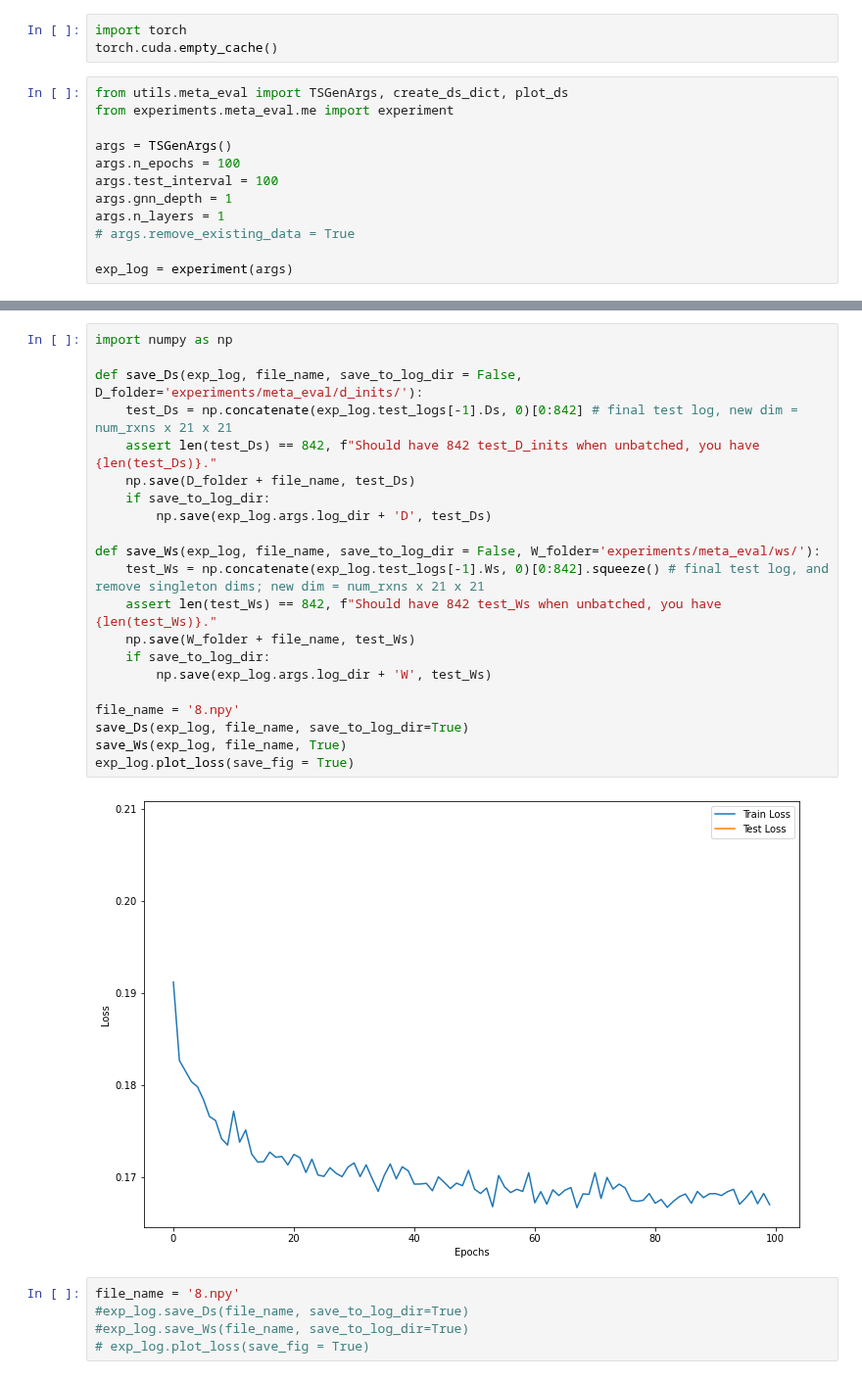
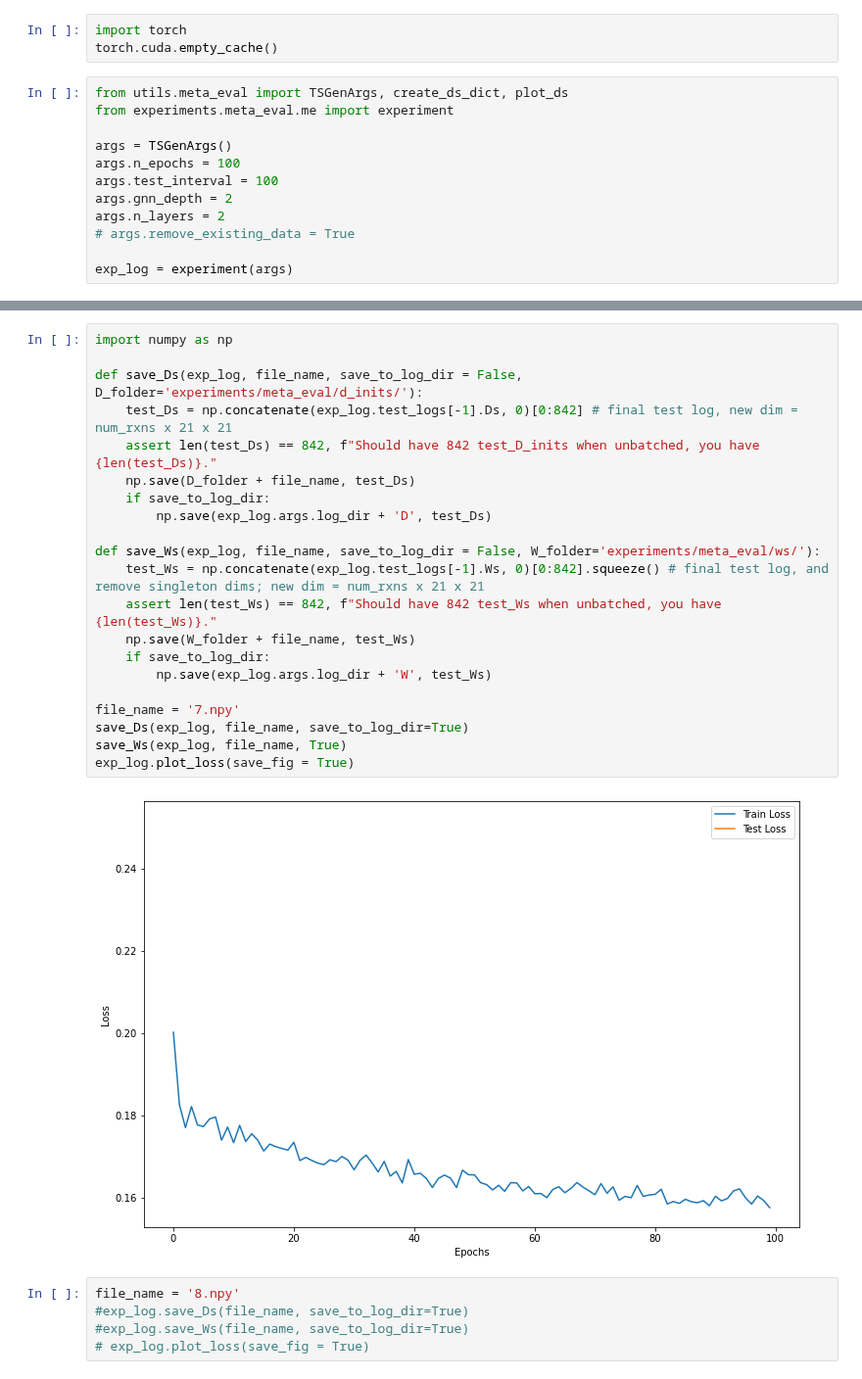
Before and after one commit to avishvj/3d-reactions, a Jupyter notebook: ts_gen_port.ipynb, the cells around one changed output, grey strips where cells are left out. Shown at 98% size. Drawn from its saved outputs; the diff is of its cells as text.

```diff
--- a/ts_gen_port.ipynb
+++ b/ts_gen_port.ipynb
@@ -10,8 +10,8 @@ from experiments.meta_eval.me import experiment
 args = TSGenArgs()
 args.n_epochs = 100
 args.test_interval = 100
-args.gnn_depth = 1
-args.n_layers = 1
+args.gnn_depth = 2
+args.n_layers = 2
 # args.remove_existing_data = True
 
 exp_log = experiment(args)
@@ -36,26 +36,26 @@ Best Test Loss 0.20877384886362282 on Epoch 100
 # %%
 import numpy as np
 
 def save_Ds(exp_log, file_name, save_to_log_dir = False, D_folder='experiments/meta_eval/d_inits/'):
     test_Ds = np.concatenate(exp_log.test_logs[-1].Ds, 0)[0:842] # final test log, new dim = num_rxns x 21 x 21
     assert len(test_Ds) == 842, f"Should have 842 test_D_inits when unbatched, you have {len(test_Ds)}."
     np.save(D_folder + file_name, test_Ds)
     if save_to_log_dir:
         np.save(exp_log.args.log_dir + 'D', test_Ds)
 
 def save_Ws(exp_log, file_name, save_to_log_dir = False, W_folder='experiments/meta_eval/ws/'):
     test_Ws = np.concatenate(exp_log.test_logs[-1].Ws, 0)[0:842].squeeze() # final test log, and remove singleton dims; new dim = num_rxns x 21 x 21
     assert len(test_Ws) == 842, f"Should have 842 test_Ws when unbatched, you have {len(test_Ws)}."
     np.save(W_folder + file_name, test_Ws)
     if save_to_log_dir:
         np.save(exp_log.args.log_dir + 'W', test_Ws)
 
-file_name = '8.npy'
+file_name = '7.npy'
 save_Ds(exp_log, file_name, save_to_log_dir=True)
 save_Ws(exp_log, file_name, True)
 exp_log.plot_loss(save_fig = True)
 # %% [output]
-[figure, old version]
+[figure, new version]
 # %%
 file_name = '8.npy'
 #exp_log.save_Ds(file_name, save_to_log_dir=True)
```
Also changed, not shown: parts of 2 cells of this notebook, 17 other files.
